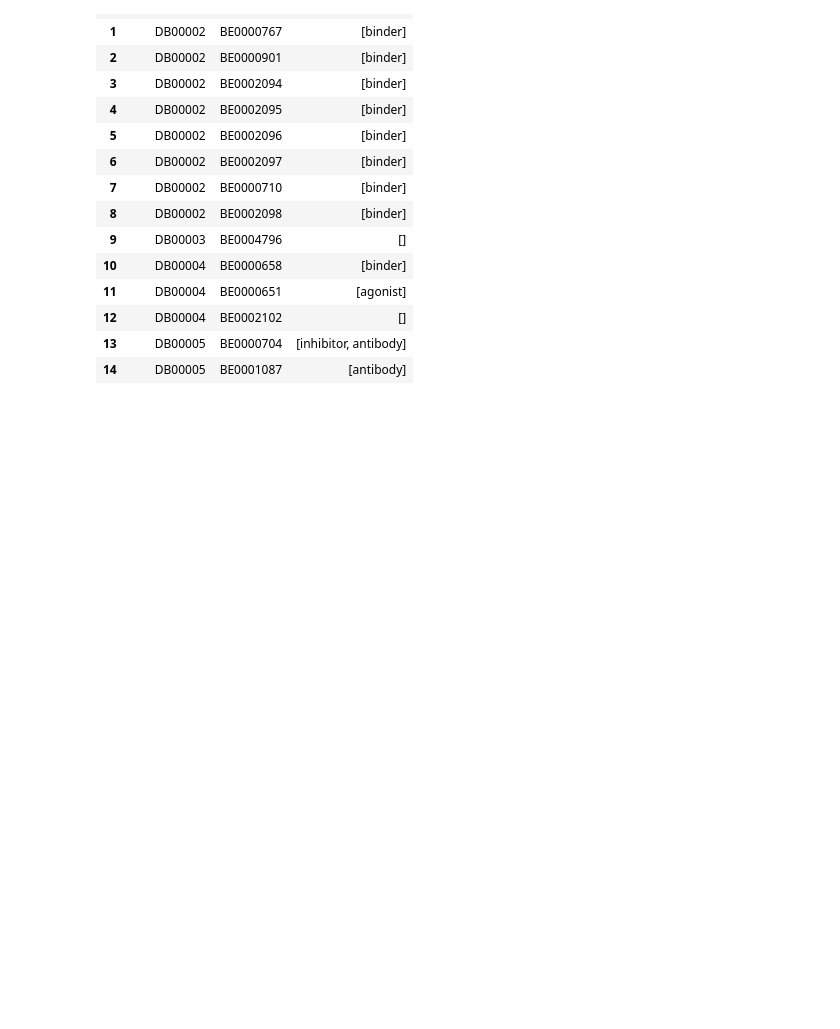
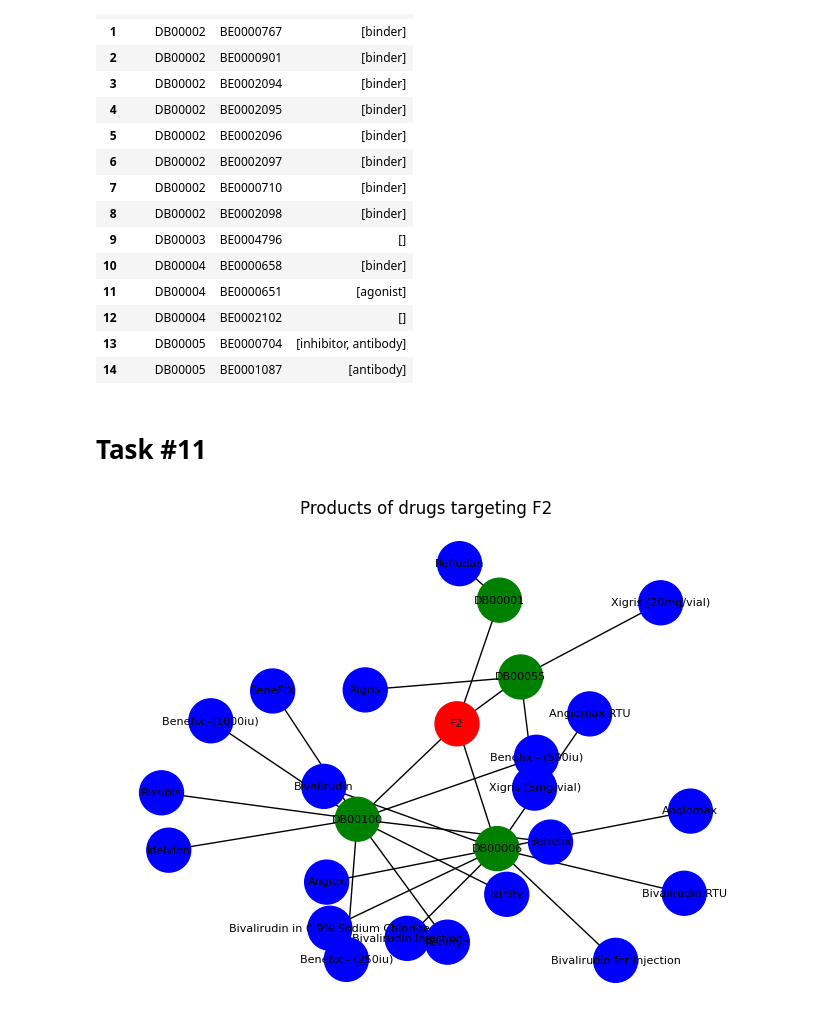
Before and after one commit to tkoso/Drugbank-Data-Analysis, a Jupyter notebook: notebooks/final_report.ipynb, the cells around one changed output. Cells and saved outputs as stored; diff of their text form; code cells hidden in the pictures; blank space fills up the shorter version.

Commit message:
add graphical visualization of a gene, substances and products related to each other

```diff
--- a/notebooks/final_report.ipynb
+++ b/notebooks/final_report.ipynb
@@ -106,8 +106,8 @@ count_unique_pathways(df_pathways)
 # %%
 from transformations import build_targets_dataframe
 
-targets_df = build_targets_dataframe(XML_PATH)
-targets_df.head(10)
+df_targets = build_targets_dataframe(XML_PATH)
+df_targets.head(10)
 # %% [output]
 |  | drugbank_id | target_id | external_id | external_source | polypeptide_name | gene_name | ... |
 | 0 | DB00001 | BE0000048 | P00734 | Swiss-Prot | Prothrombin | F2 | ... |
@@ -183,3 +183,12 @@ df_actions.head(15)
 | 12 | DB00004 | BE0002102 | [] |
 | 13 | DB00005 | BE0000704 | [inhibitor, antibody] |
 | 14 | DB00005 | BE0001087 | [antibody] |
+# %% [markdown]
+# Task #11
+# %%
+from visualizations import draw_gene_drug_product_graph
+
+some_gene = df_targets['gene_name'].dropna().unique()[0]
+draw_gene_drug_product_graph(some_gene, df_targets, df_products) # TODO: make the visualization look more structured (maybe a tree-like structure with gene being the root)
+# %% [output]
+[figure, added]
```
Also changed, not shown: parts of 2 cells of this notebook, 1 other file.
